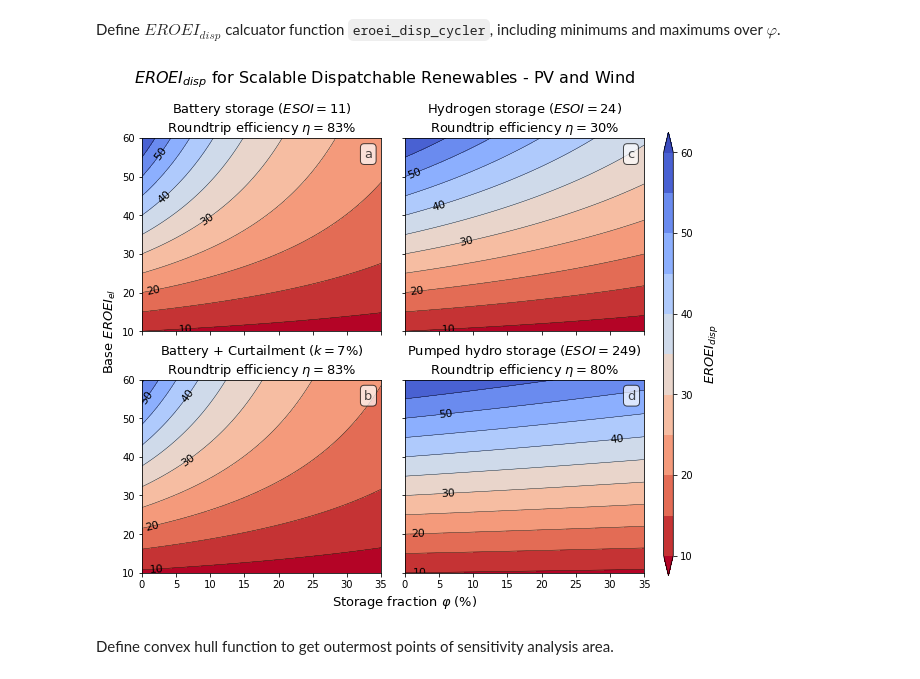
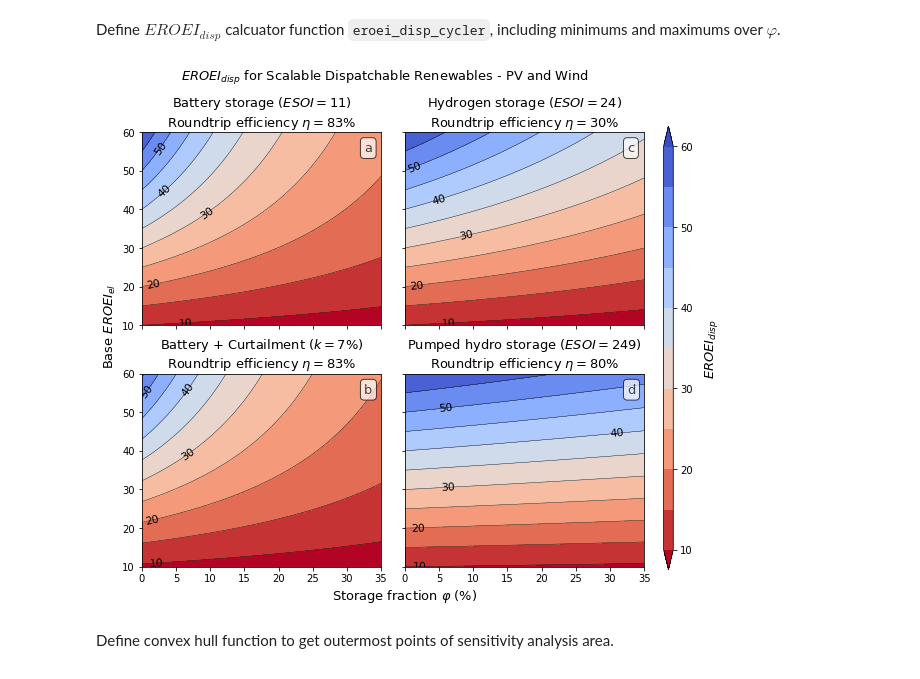
Before and after one commit to csaladenes/sustainable-energy-transitions, a Jupyter notebook: ccs/eroei-ccs-workbook.ipynb, the cells around one changed output. Drawn from its saved outputs; the diff is of its cells as text; code cells hidden in the pictures.

```diff
--- a/ccs/eroei-ccs-workbook.ipynb
+++ b/ccs/eroei-ccs-workbook.ipynb
@@ -472,35 +472,35 @@ for i in range(len(ESOI)):
         im3 = ax.contour(X, Y, z, levels=levels2,extend='both',colors='k',linewidths=0.01)
         ax.clabel(im3, fmt = '%i',inline=1, fontsize=11)
         if (i==0):
             fig.subplots_adjust(right=0.9)
             cbar_ax = fig.add_axes([0.93, 0.12, 0.015, 0.77])
             fig.colorbar(im, cax=cbar_ax)
             cbar_ax.set_ylabel(u'$EROEI_{disp}$',fontsize=13,labelpad=10)
         ax.set_xlim((phi.min(),phi.max()))
         ax.set_ylim((eroei_el.min(),eroei_el.max()))
         if (i!=2):
             ax.set_title(ESOI_tech[i]+u' ($ESOI='+str(ESOI[i])+\
                      '$)\nRoundtrip efficiency $\eta='+str(eta[i])+'$%',fontsize=13)
         else:
             ax.set_title(ESOI_tech[i]+u' ($k='+str(int(c[i]*100))+\
                      '$%)\nRoundtrip efficiency $\eta='+str(eta[i])+'$%',fontsize=13)
         ax.text(0.93, 0.95, string.ascii_lowercase[(i%2)*2+i/2],
                 horizontalalignment='left',
                 verticalalignment='top',
                 transform=ax.transAxes,size=13,alpha=0.7,
                               bbox=dict(boxstyle="round", fc="w", alpha=0.7))
 
 axes[1][1].set_xlabel('Storage fraction $\\varphi$ (%)',fontsize=13,x=0)
 axes[0][0].set_ylabel('Base $EROEI_{el}$',fontsize=13,y=0)
 axes[0][1].set_yticklabels('')
 axes[1][1].set_yticklabels('')
 axes[0][0].set_xticklabels('')
 axes[0][1].set_xticklabels('')
-plt.suptitle(r'$EROEI_{disp}$ for Scalable Dispatchable Renewables - PV and Wind',fontsize=16,y=1)
+plt.suptitle(r'$EROEI_{disp}$ for Scalable Dispatchable Renewables - PV and Wind',fontsize=13,y=0.99)
 plt.savefig('plot/fig3.png',dpi=150,bbox_inches = 'tight', pad_inches = 0.1)
 plt.show()
 # %% [output]
-[figure, old version]
+[figure, new version]
 # %% [markdown]
 Define convex hull function to get outermost points of sensitivity analysis area.
 # %%
```
Also changed, not shown: parts of 4 cells of this notebook, 5 other files.
